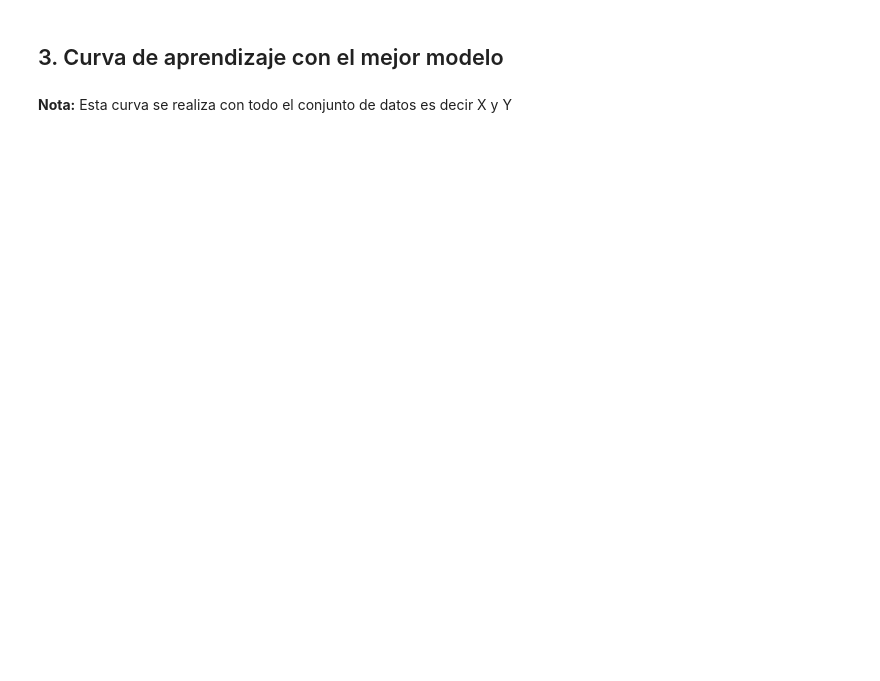
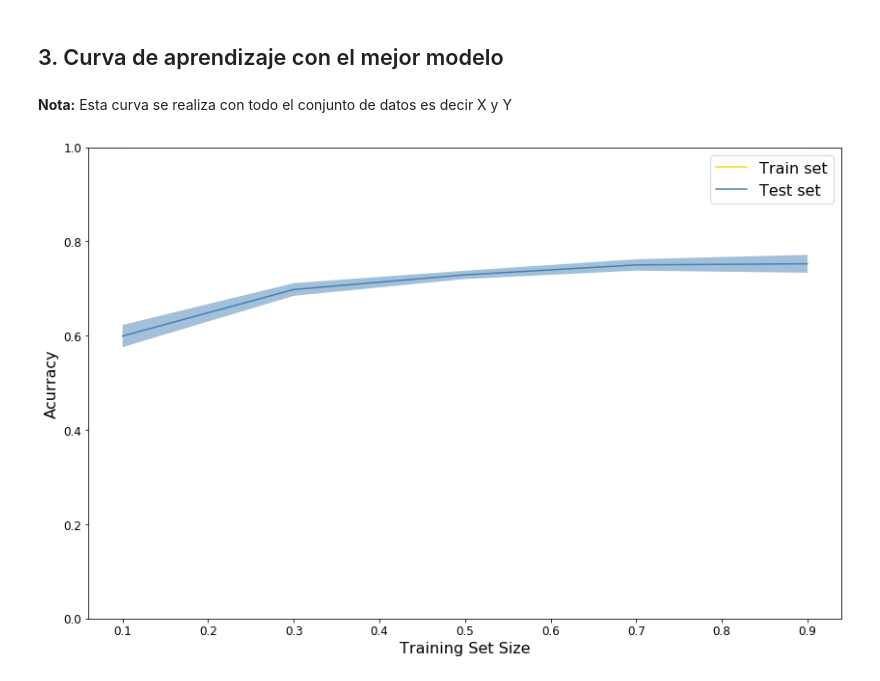
Before and after one commit to josearangos/Voice_Recognition, a Jupyter notebook: pipelines/RandomForest_V_1.ipynb, the cells around one changed output. Saved outputs shown, nothing was run; the diff lists cells and outputs as text; code cells hidden in the pictures; blank space fills up the shorter version.

```diff
--- a/pipelines/RandomForest_V_1.ipynb
+++ b/pipelines/RandomForest_V_1.ipynb
@@ -202,7 +229,9 @@ def learning_curve(model,best_parameters,folds, X,Y,groups=groups, suptitle='',
     df_split_params = pd.DataFrame(data)
     return df_split_params
 # %%
-best_params_Tree = {'max_depth': [10]}
+best_params_Tree = {'max_depth': [20], 'n_estimators': [1000]}
 df_split_params =learning_curve(model=Tree_best_estimator,best_parameters=best_params_Tree,folds=10, X=X,Y=Y,groups=groups)
+# %% [output]
+[figure, added]
 # %%
 df_split_params
```
Also changed, not shown: parts of 5 cells of this notebook.
